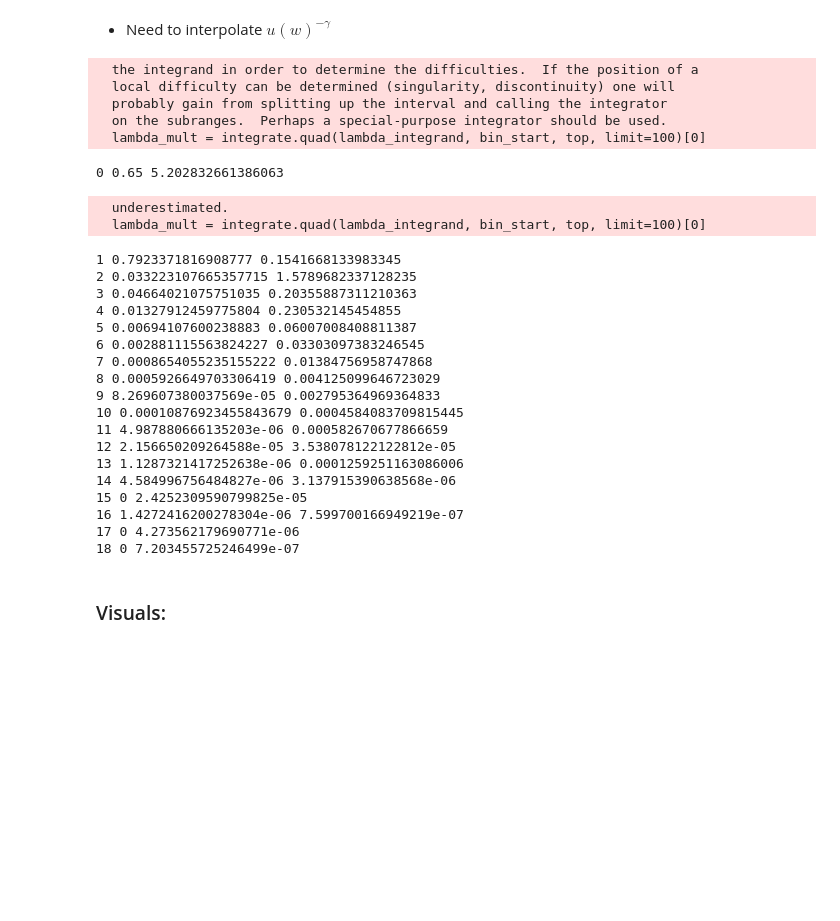
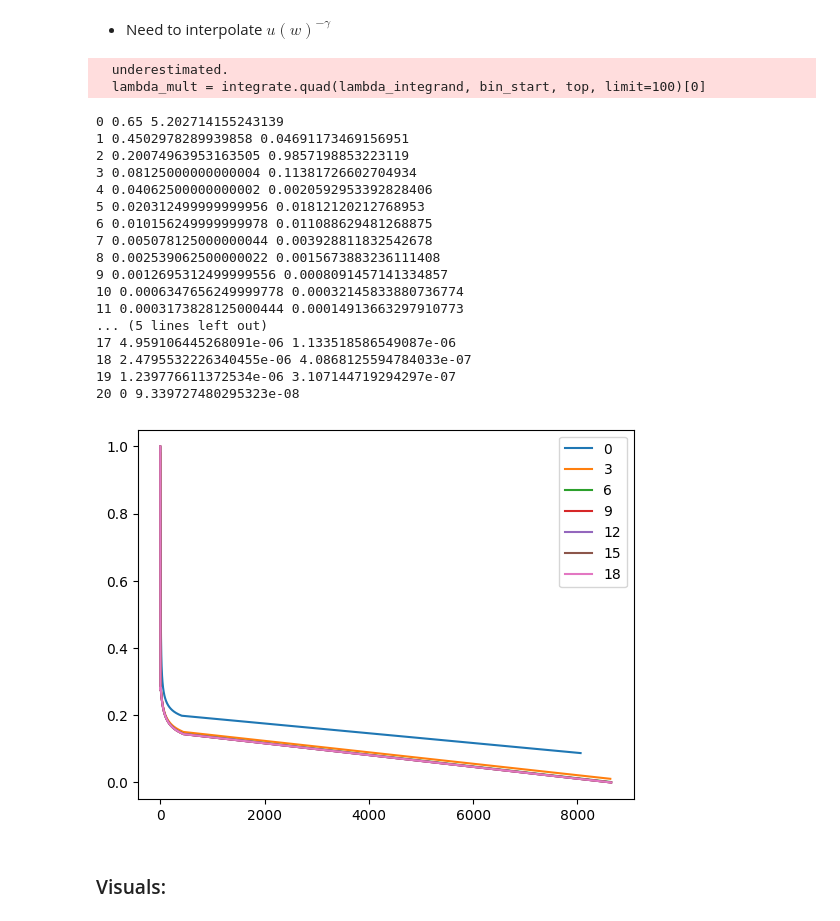
Before and after one commit to bryantx22/Oracle, a Jupyter notebook: simulation.ipynb, the cells around one changed output. Saved outputs shown, nothing was run; the diff lists cells and outputs as text; code cells hidden in the pictures; blank space fills up the shorter version.

```diff
--- a/simulation.ipynb
+++ b/simulation.ipynb
@@ -202,60 +203,60 @@ while True:
 
         if abs(agent.mrate - new_rate) > tol:
             if abs(agent.mrate - new_rate) > worst_diff:
                 worst_diff = abs(agent.mrate - new_rate)
-            agent.mrate = new_rate
             derivative_check = False
 
+        agent.mrate = (agent.mrate + new_rate)/2
         new_rates.append((agent.mrate + new_rate)/2) # step size control
         new_zs.append(agent.ls * agent.wage)
+
+    if iterations % 3 == 0:
+        plt.plot(new_zs, new_rates, label = str(iterations))
 
     if abs(transfer - revenue) > tol:
         revenue_check = False
 
     print(iterations, worst_diff, abs(revenue - transfer))
 
     if revenue_check and derivative_check:
         break
 
     transfer = revenue
 
-    coefs = np.polyfit(new_zs, new_rates, deg = 2)
+    coefs = np.polyfit(new_zs, new_rates, deg = 2) # the choice of degree matters a lot; somehow 2 works, 5 explodes, etc.
     tax_schedule = []
     for (deg, coef) in enumerate(coefs[1:]):
         tax_schedule.append(deg * coef)
     tax_burden = get_poly_func(tax_schedule)
 
     for agent in agents:
         optimal_wage = agent.max_util(transfer, tax_burden)
 
     iterations += 1
+
+plt.legend()
+plt.show()
 # %% [output]
-  the integrand in order to determine the difficulties.  If the position of a
-  local difficulty can be determined (singularity, discontinuity) one will
-  probably gain from splitting up the interval and calling the integrator
-  on the subranges.  Perhaps a special-purpose integrator should be used.
+  underestimated.
   lambda_mult = integrate.quad(lambda_integrand, bin_start, top, limit=100)[0]
-0 0.65 5.202832661386063
+0 0.65 5.202714155243139
+1 0.4502978289939858 0.04691173469156951
+2 0.20074963953163505 0.9857198853223119
+3 0.08125000000000004 0.11381726602704934
+4 0.04062500000000002 0.0020592953392828406
+5 0.020312499999999956 0.01812120212768953
+6 0.010156249999999978 0.011088629481268875
+7 0.005078125000000044 0.003928811832542678
+8 0.002539062500000022 0.0015673883236111408
+9 0.0012695312499999556 0.0008091457141334857
+10 0.0006347656249999778 0.00032145833880736774
+11 0.0003173828125000444 0.00014913663297910773
+... (5 lines left out)
+17 4.959106445268091e-06 1.133518586549087e-06
+18 2.4795532226340455e-06 4.0868125594784033e-07
+19 1.239776611372534e-06 3.107144719294297e-07
+20 0 9.339727480295323e-08
-  underestimated.
-  lambda_mult = integrate.quad(lambda_integrand, bin_start, top, limit=100)[0]
-1 0.7923371816908777 0.1541668133983345
-2 0.033223107665357715 1.5789682337128235
-3 0.04664021075751035 0.20355887311210363
-4 0.01327912459775804 0.230532145454855
-5 0.00694107600238883 0.06007008408811387
-6 0.002881115563824227 0.03303097383246545
-7 0.0008654055235155222 0.01384756958747868
-8 0.0005926649703306419 0.004125099646723029
-9 8.269607380037569e-05 0.002795364969364833
-10 0.00010876923455843679 0.0004584083709815445
-11 4.987880666135203e-06 0.000582670677866659
-12 2.156650209264588e-05 3.538078122122812e-05
-13 1.1287321417252638e-06 0.0001259251163086006
-14 4.584996756484827e-06 3.137915390638568e-06
-15 0 2.4252309590799825e-05
-16 1.4272416200278304e-06 7.599700166949219e-07
-17 0 4.273562179690771e-06
-18 0 7.203455725246499e-07
+[figure, added]
 # %% [markdown]
 ### Visuals:
 # %%
```
Also changed, not shown: parts of 4 cells of this notebook.
